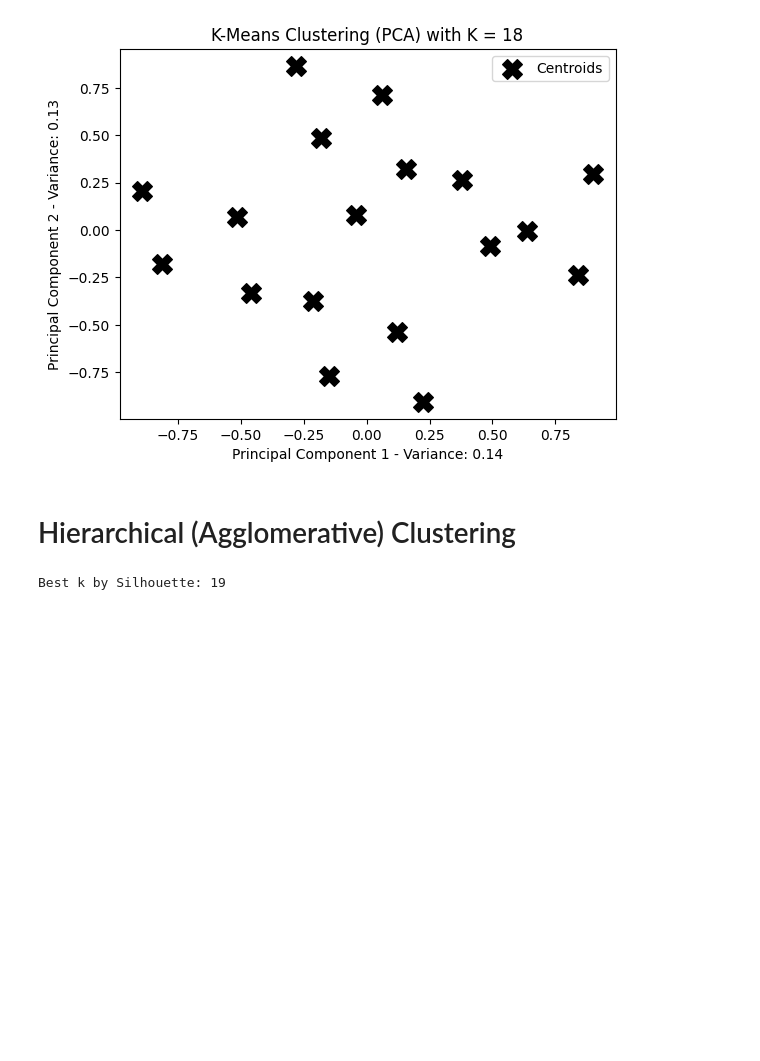
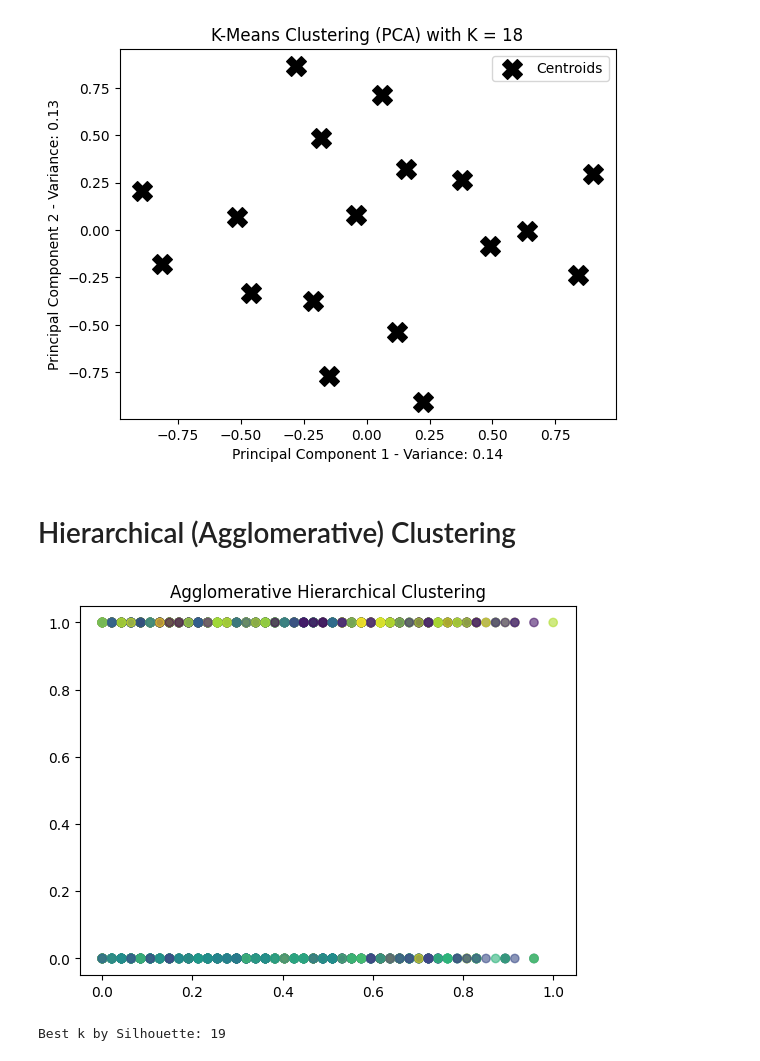
Before and after one commit to yusufimantaka/patient-segmentation, a Jupyter notebook: clustering.ipynb, the cells around one changed output. Drawn from its saved outputs; the diff is of its cells as text; code cells hidden in the pictures; blank space fills up the shorter version.

```diff
--- a/clustering.ipynb
+++ b/clustering.ipynb
@@ -227,6 +230,11 @@ agg_clustering = AgglomerativeClustering(
 )
 # %%
 clusters_agg_labels = agg_clustering.fit_predict(scaled_df)
+plt.scatter(scaled_df[:, 0], scaled_df[:, 1], c=labels, cmap='viridis', alpha=0.6)
+plt.title("Agglomerative Hierarchical Clustering")
+plt.show()
+# %% [output]
+[figure, added]
 # %%
 # Silhoutee scored
 
```
Also changed, not shown: parts of 12 cells of this notebook.
